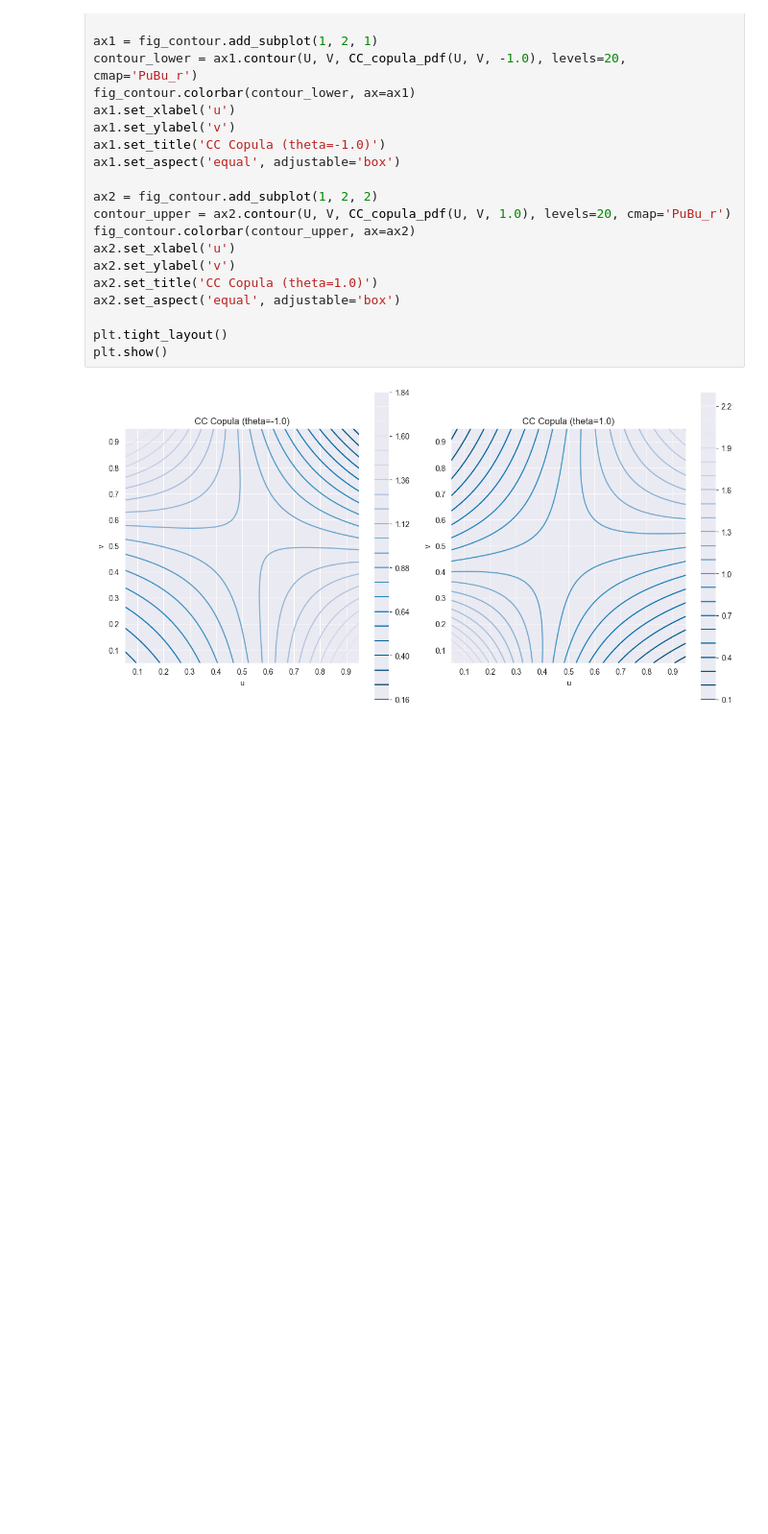
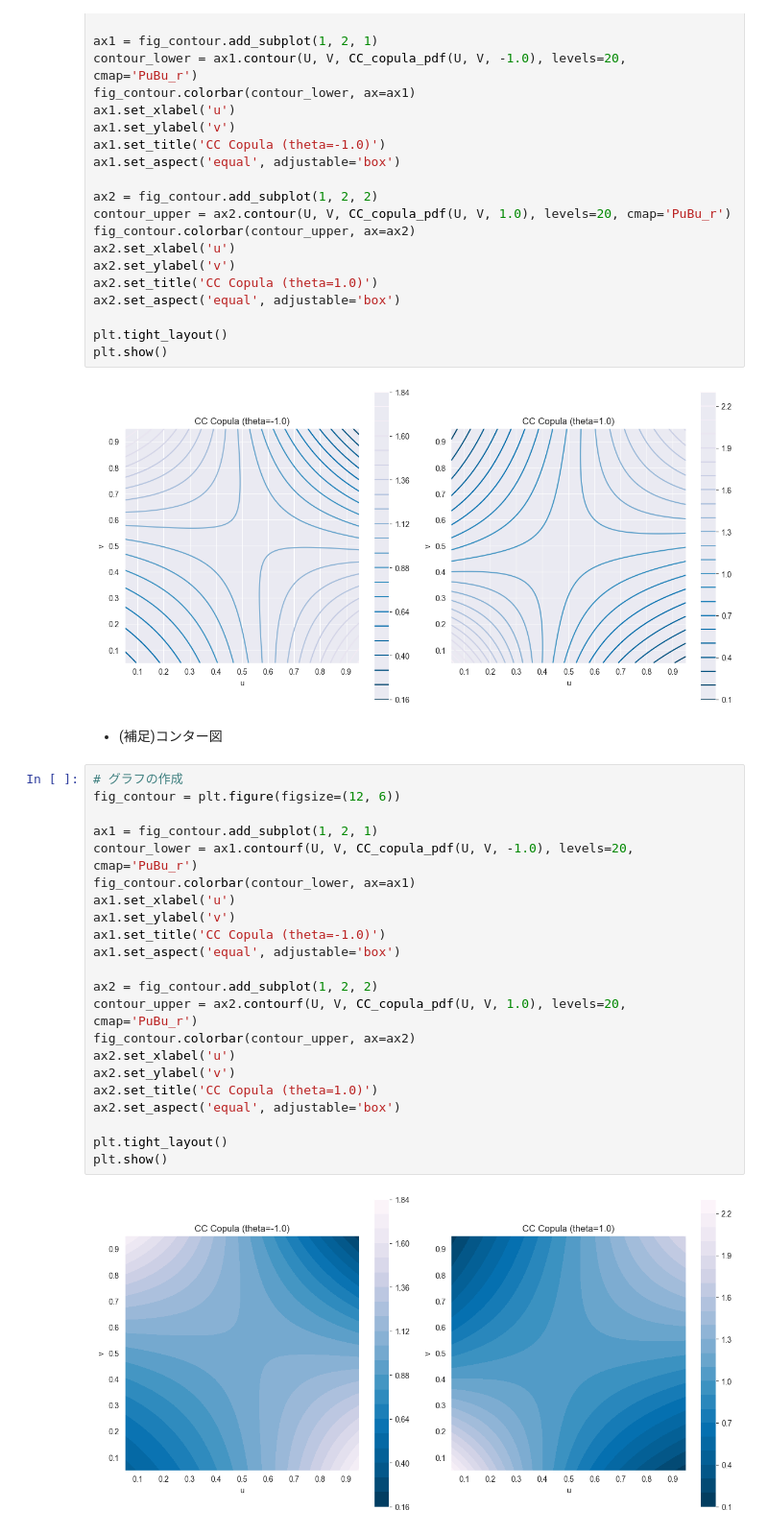
Before and after one commit to sternbow/basic_copula_theory, a Jupyter notebook: Chapter03.ipynb, the cells around one changed output. Shown at 96% size. Cells and saved outputs as stored; diff of their text form; blank space fills up the shorter version.

```diff
--- a/Chapter03.ipynb
+++ b/Chapter03.ipynb
@@ -160,3 +238,29 @@ plt.tight_layout()
 plt.show()
 # %% [output]
 [figure]
+# %% [markdown]
+- (補足)コンター図
+# %%
+# グラフの作成
+fig_contour = plt.figure(figsize=(12, 6))
+
+ax1 = fig_contour.add_subplot(1, 2, 1)
+contour_lower = ax1.contourf(U, V, CC_copula_pdf(U, V, -1.0), levels=20, cmap='PuBu_r')
+fig_contour.colorbar(contour_lower, ax=ax1)
+ax1.set_xlabel('u')
+ax1.set_ylabel('v')
+ax1.set_title('CC Copula (theta=-1.0)')
+ax1.set_aspect('equal', adjustable='box')
+
+ax2 = fig_contour.add_subplot(1, 2, 2)
+contour_upper = ax2.contourf(U, V, CC_copula_pdf(U, V, 1.0), levels=20, cmap='PuBu_r')
+fig_contour.colorbar(contour_upper, ax=ax2)
+ax2.set_xlabel('u')
+ax2.set_ylabel('v')
+ax2.set_title('CC Copula (theta=1.0)')
+ax2.set_aspect('equal', adjustable='box')
+
+plt.tight_layout()
+plt.show()
+# %% [output]
+[figure, added]
```
Also changed, not shown: parts of 6 cells of this notebook, 1 other file.
